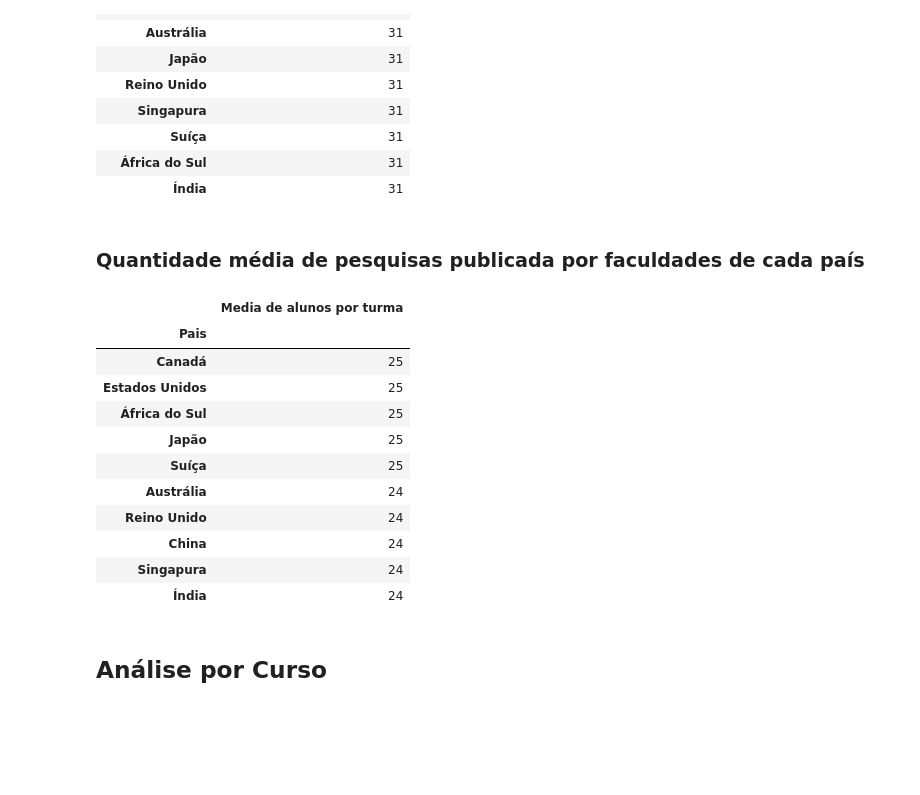
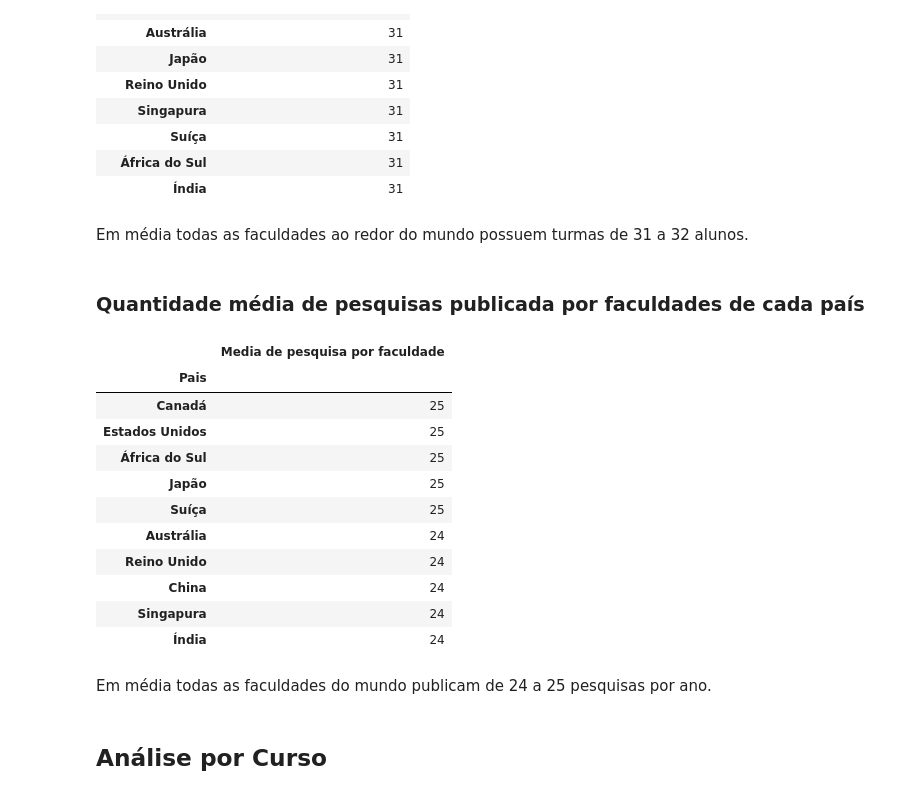
Before and after one commit to BruninSouza/Analise-Faculdades-Globais, a Jupyter notebook: analise.ipynb, the cells around one changed output. Saved outputs shown, nothing was run; the diff lists cells and outputs as text; code cells hidden in the pictures; blank space fills up the shorter version.

```diff
--- a/analise.ipynb
+++ b/analise.ipynb
@@ -425,15 +435,17 @@ media_aluno_turma.sort_values(by='Media de alunos por turma',ascending=False)
 | Suíça | 31 |
 | África do Sul | 31 |
 | Índia | 31 |
+# %% [markdown]
+Em média todas as faculdades ao redor do mundo possuem turmas de 31 a 32 alunos.
 # %% [markdown]
 ### Quantidade média de pesquisas publicada por faculdades de cada país
 # %%
 media_pesq_facul = dataset.groupby('Pais')['Pesquisas_Publicadas'].mean()
 media_pesq_facul = media_pesq_facul.round(0).to_frame().astype(int)
-media_pesq_facul.columns = ['Media de alunos por turma']
-media_pesq_facul.sort_values(by='Media de alunos por turma',ascending=False)
+media_pesq_facul.columns = ['Media de pesquisa por faculdade']
+media_pesq_facul.sort_values(by='Media de pesquisa por faculdade',ascending=False)
 # %% [output]
-|  | Media de alunos por turma |
+|  | Media de pesquisa por faculdade |
 | Pais |  |
 | Canadá | 25 |
 | Estados Unidos | 25 |
@@ -445,5 +457,7 @@ media_pesq_facul.sort_values(by='Media de alunos por turma',ascending=False)
 | China | 24 |
 | Singapura | 24 |
 | Índia | 24 |
+# %% [markdown]
+Em média todas as faculdades do mundo publicam de 24 a 25 pesquisas por ano.
 # %% [markdown]
 ## Análise por Curso
```
Also changed, not shown: parts of 47 cells of this notebook.
